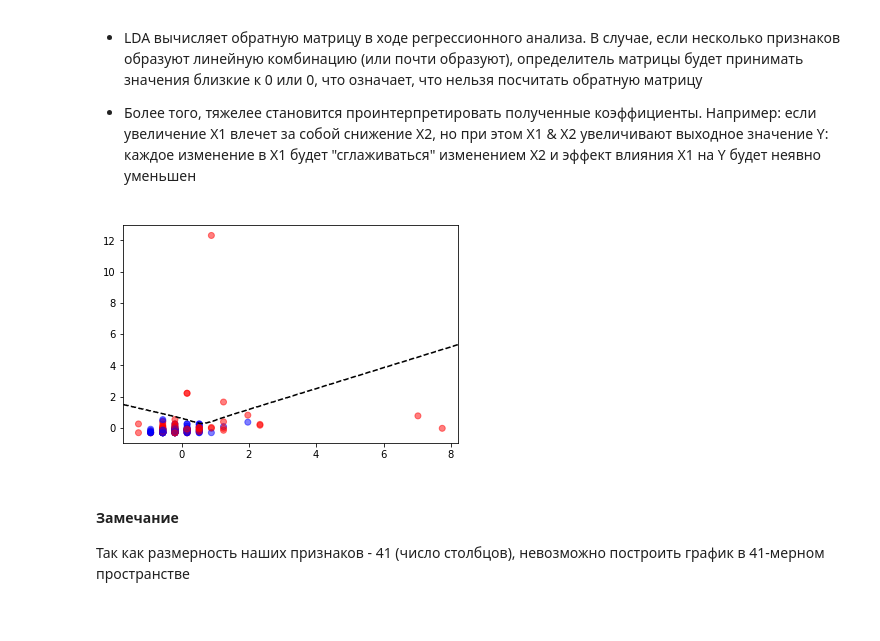
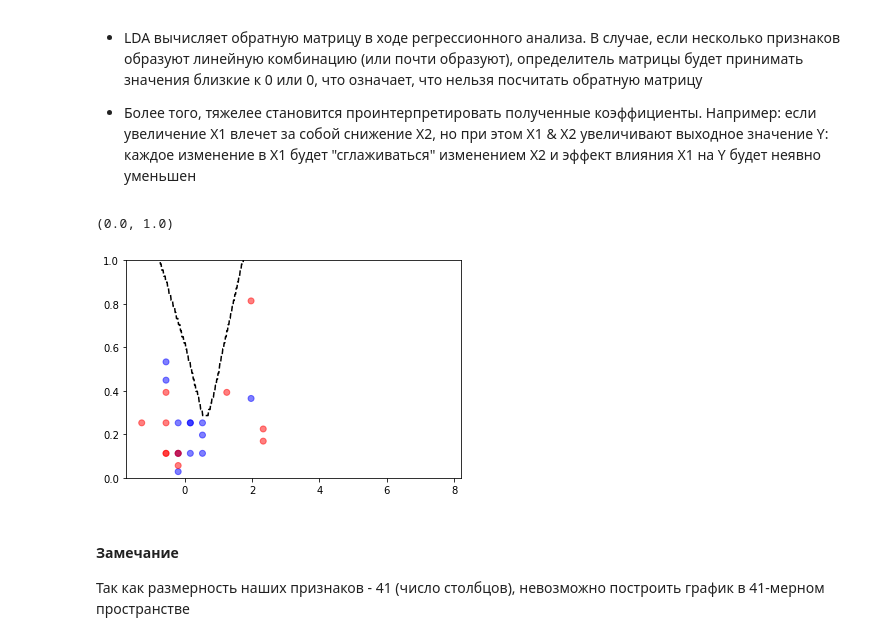
Before and after one commit to andrey-golubev/python-sandbox, a Jupyter notebook: data_analysis_2.ipynb, the cells around one changed output. Saved outputs shown, nothing was run; the diff lists cells and outputs as text; code cells hidden in the pictures.

```diff
--- a/data_analysis_2.ipynb
+++ b/data_analysis_2.ipynb
@@ -81,6 +81,7 @@ from sklearn.model_selection import train_test_split
 X_train, X_test, Y_train, Y_test = train_test_split(X, Y, train_size=0.7, random_state=7)
 N_train, _ = X_train.shape
 N_test, _ = X_test.shape
+intY = pd.Series([0 if val is 'C1' else 1 for val in Y_train])
 print(N_train, N_test)
 # %% [output]
 122 53
@@ -183,7 +184,7 @@ plt.scatter(lda_model_ex.means_[:, 0], lda_model_ex.means_[:, 1], color = ['b',
 # %%
 from sklearn import discriminant_analysis
 lda_model = discriminant_analysis.LinearDiscriminantAnalysis()
-lda_model.fit(X, Y)
+lda_model.fit(X_train, Y_train)
 # %% [output]
 LinearDiscriminantAnalysis(n_components=None, priors=None, shrinkage=None,
               solver='svd', store_covariance=False, tol=0.0001)
@@ -201,11 +202,16 @@ LinearDiscriminantAnalysis(n_components=None, priors=None, shrinkage=None,
 # %%
 from numpy import array
 from matplotlib.pyplot import scatter
-vX = X.values # taking raw values from DataFrame for visualization
+xx0_min, xx0_max = plt.xlim()
+xx1_min, xx1_max = plt.ylim()
+vX = X_train.values # taking raw values from DataFrame for visualization
 mysk.draw_points(vX, intY)
 mysk.draw_bayes()
+# plt.xlim((xx0_min, xx0_max))
+plt.ylim((xx1_min, xx1_max))
 # %% [output]
+(0.0, 1.0)
-[figure, old version]
+[figure, new version]
 # %% [markdown]
 #### Замечание
 
```
Also changed, not shown: parts of 10 cells of this notebook, 1 other file.
